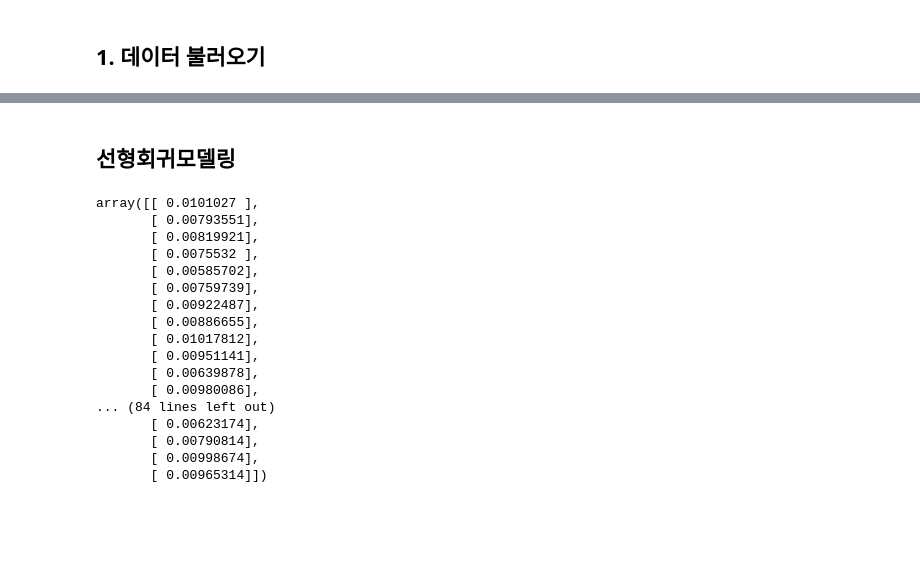
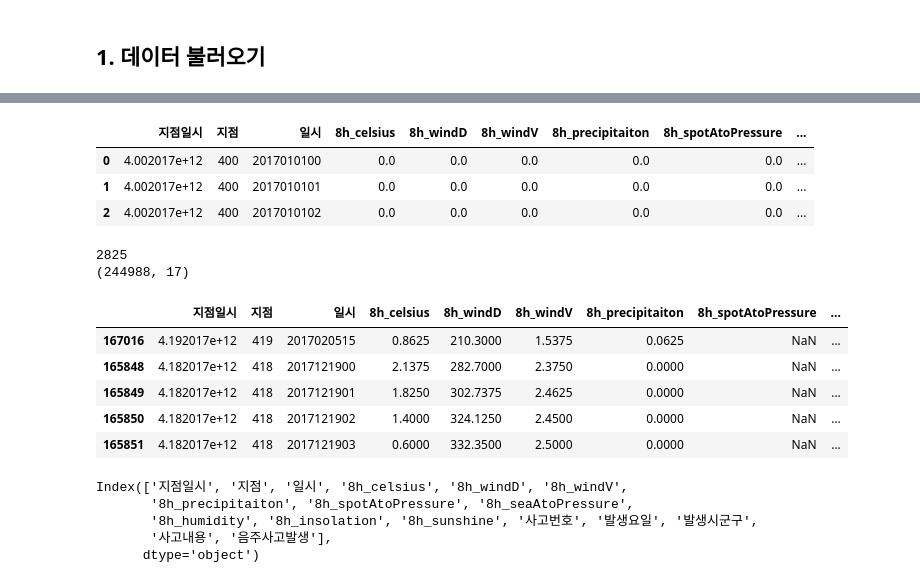
Before and after one commit to DreamingDataScientist/DataCompetition, a Jupyter notebook: 02. acc_prediction_ML.ipynb, the cells around one changed output, grey strips where cells are left out. Saved outputs shown, nothing was run; the diff lists cells and outputs as text; code cells hidden in the pictures; blank space fills up the shorter version.

```diff
--- a/02. acc_prediction_ML.ipynb
+++ b/02. acc_prediction_ML.ipynb
@@ -199,42 +9,7 @@ x_train.head()
-# %% [markdown]
-## 선형회귀모델링
-# %%
-from sklearn.linear_model import LinearRegression, Ridge, Lasso
-from sklearn.model_selection import GridSearchCV
-from sklearn import metrics
-import warnings
-import numpy as np
-pd.options.mode.chained_assignment = None
-warnings.filterwarnings("ignore", category=DeprecationWarning)
-
-# 선형회귀 모델을 초기화
-lModel = LinearRegression()
-
-# 모델을 학습시킨다.
-y_train_log = np.log1p(y_train)
-lModel.fit(x_train, y_train_log)
-
-# 예측하고 정확도를 평가한다.
-preds = lModel.predict(x_train)
-#print ("RMSLE Value For Linear Regression: ",
-#       rmsle(np.exp(y_train_log),np.exp(preds), False))
-
-preds[0:100]
-# %% [output]
-array([[ 0.0101027 ],
-       [ 0.00793551],
-       [ 0.00819921],
-       [ 0.0075532 ],
-       [ 0.00585702],
-       [ 0.00759739],
-       [ 0.00922487],
-       [ 0.00886655],
-       [ 0.01017812],
-       [ 0.00951141],
-       [ 0.00639878],
-       [ 0.00980086],
-... (84 lines left out)
-       [ 0.00623174],
-       [ 0.00790814],
-       [ 0.00998674],
-       [ 0.00965314]])
+# %%
+data.head(3)
+# %% [output]
+|  | 지점일시 | 지점 | 일시 | 8h_celsius | 8h_windD | 8h_windV | 8h_precipitaiton | 8h_spotAtoPressure | ... |
+| 0 | 4.002017e+12 | 400 | 2017010100 | 0.0 | 0.0 | 0.0 | 0.0 | 0.0 | ... |
+| 1 | 4.002017e+12 | 400 | 2017010101 | 0.0 | 0.0 | 0.0 | 0.0 | 0.0 | ... |
+| 2 | 4.002017e+12 | 400 | 2017010102 | 0.0 | 0.0 | 0.0 | 0.0 | 0.0 | ... |
@@ -240,0 +18,29 @@ array([[ 0.0101027 ],
+# %%
+data = data.sort_values(by='음주사고발생',  ascending=False)
+
+print(len(data[data['음주사고발생'] == 1]))
+print(data.shape)
+
+data1 = data[:6000]
+# %% [output]
+2825
+(244988, 17)
+# %%
+data2 = data[6000:12000]
+
+data2.head()
+# %% [output]
+|  | 지점일시 | 지점 | 일시 | 8h_celsius | 8h_windD | 8h_windV | 8h_precipitaiton | 8h_spotAtoPressure | ... |
+| 167016 | 4.192017e+12 | 419 | 2017020515 | 0.8625 | 210.3000 | 1.5375 | 0.0625 | NaN | ... |
+| 165848 | 4.182017e+12 | 418 | 2017121900 | 2.1375 | 282.7000 | 2.3750 | 0.0000 | NaN | ... |
+| 165849 | 4.182017e+12 | 418 | 2017121901 | 1.8250 | 302.7375 | 2.4625 | 0.0000 | NaN | ... |
+| 165850 | 4.182017e+12 | 418 | 2017121902 | 1.4000 | 324.1250 | 2.4500 | 0.0000 | NaN | ... |
+| 165851 | 4.182017e+12 | 418 | 2017121903 | 0.6000 | 332.3500 | 2.5000 | 0.0000 | NaN | ... |
+# %%
+data1.columns
+# %% [output]
+Index(['지점일시', '지점', '일시', '8h_celsius', '8h_windD', '8h_windV',
+       '8h_precipitaiton', '8h_spotAtoPressure', '8h_seaAtoPressure',
+       '8h_humidity', '8h_insolation', '8h_sunshine', '사고번호', '발생요일', '발생시군구',
+       '사고내용', '음주사고발생'],
+      dtype='object')
```
Also changed, not shown: parts of 48 cells of this notebook.
